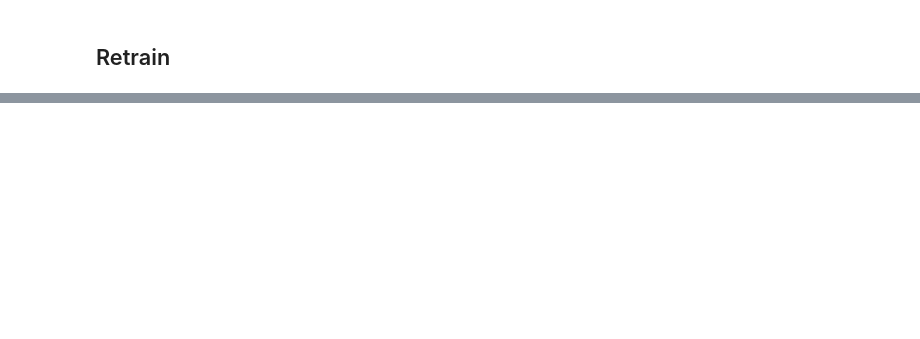
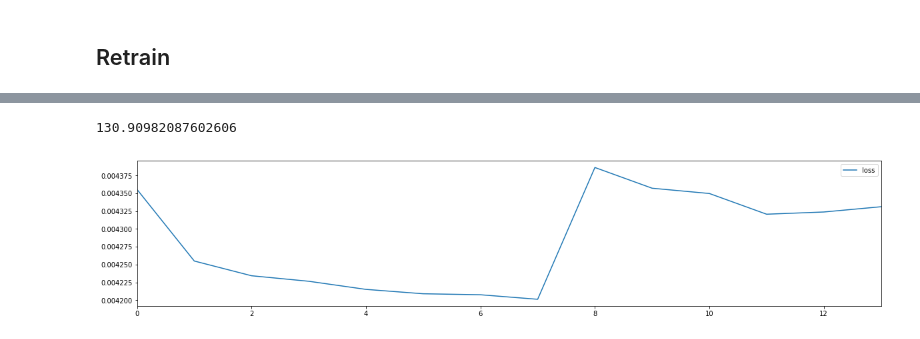
Before and after one commit to thepaulm/web-traffic-time-series-forecasting, a Jupyter notebook: Model Eval.ipynb, the cells around one changed output, grey strips where cells are left out. Cells and saved outputs as stored; diff of their text form; code cells hidden in the pictures; blank space fills up the shorter version.

```diff
--- a/Model Eval.ipynb
+++ b/Model Eval.ipynb
@@ -117,0 +139,2 @@ o0020_p0010_m0000_M0064_u064_c002_lr1.000000e-03_e0010_weights.h5
+# %%
+ctx.train(d, lr=5e-3, epochs=2, verbose=True)
@@ -117,0 +146,5 @@ o0020_p0010_m0000_M0064_u064_c002_lr1.000000e-03_e0010_weights.h5
+# %%
+plot_loss(ctx)
+# %% [output]
+130.90982087602606
+[figure, added]
```
Also changed, not shown: parts of 26 cells of this notebook, 1 other file.
